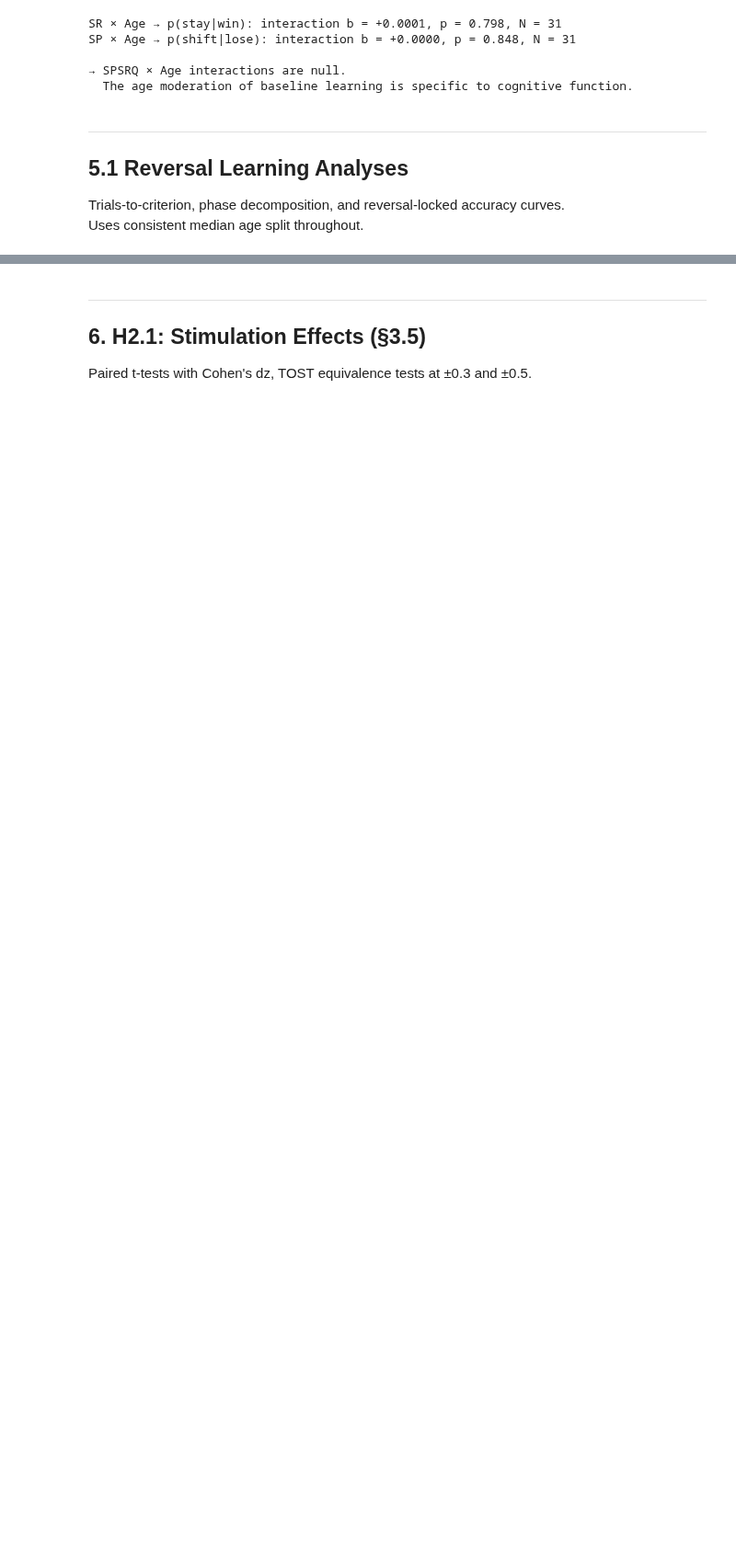
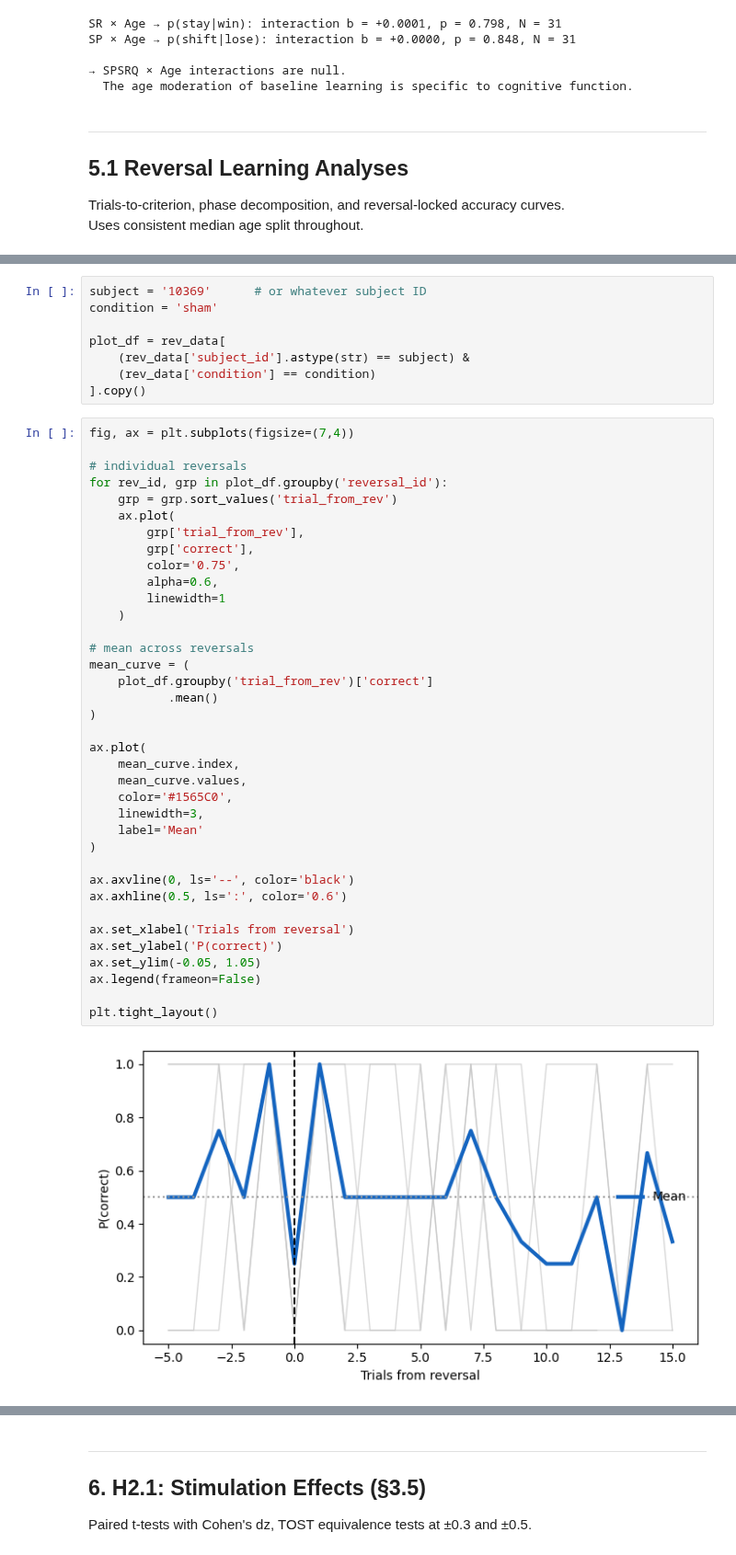
Before and after one commit to DVS-Lab/tacs_bandit, a Jupyter notebook: code/results_figures_v2_withVS.ipynb, the cells around one changed output, grey strips where cells are left out. Shown at 92% size. Cells and saved outputs as stored; diff of their text form; blank space fills up the shorter version.

```diff
--- a/code/results_figures_v2_withVS.ipynb
+++ b/code/results_figures_v2_withVS.ipynb
@@ -1562,0 +1625,47 @@ plt.show()
+# %%
+subject = '10369'      # or whatever subject ID
+condition = 'sham'
+
+plot_df = rev_data[
+    (rev_data['subject_id'].astype(str) == subject) &
+    (rev_data['condition'] == condition)
+].copy()
+# %%
+fig, ax = plt.subplots(figsize=(7,4))
+
+# individual reversals
+for rev_id, grp in plot_df.groupby('reversal_id'):
+    grp = grp.sort_values('trial_from_rev')
+    ax.plot(
+        grp['trial_from_rev'],
+        grp['correct'],
+        color='0.75',
+        alpha=0.6,
+        linewidth=1
+    )
+
+# mean across reversals
+mean_curve = (
+    plot_df.groupby('trial_from_rev')['correct']
+           .mean()
+)
+
+ax.plot(
+    mean_curve.index,
+    mean_curve.values,
+    color='#1565C0',
+    linewidth=3,
+    label='Mean'
+)
+
+ax.axvline(0, ls='--', color='black')
+ax.axhline(0.5, ls=':', color='0.6')
+
+ax.set_xlabel('Trials from reversal')
+ax.set_ylabel('P(correct)')
+ax.set_ylim(-0.05, 1.05)
+ax.legend(frameon=False)
+
+plt.tight_layout()
+# %% [output]
+[figure, added]
```
Also changed, not shown: parts of 7 cells of this notebook, 10 other files.
